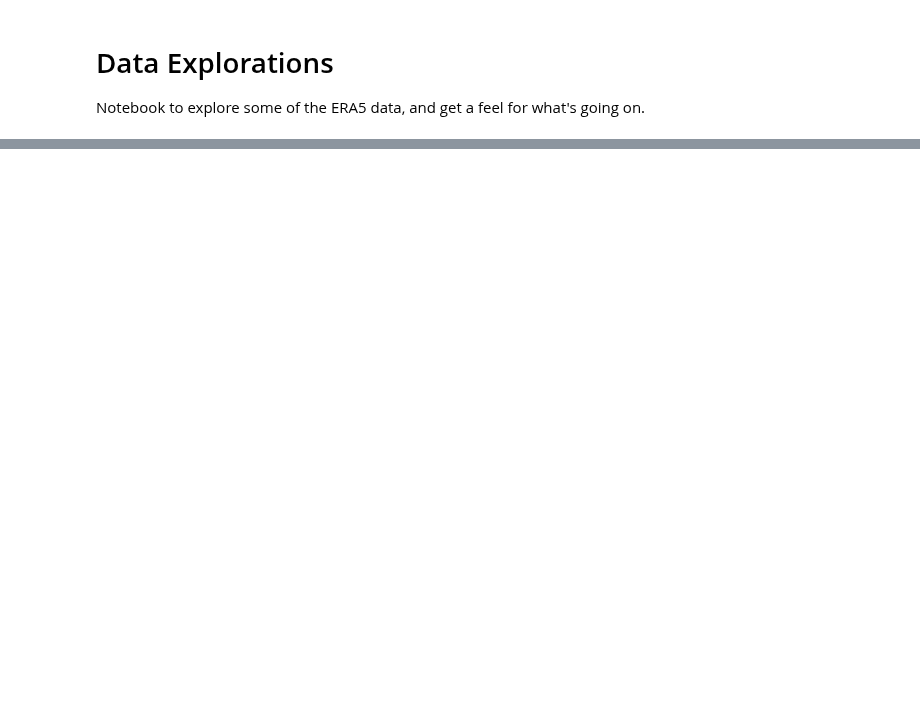
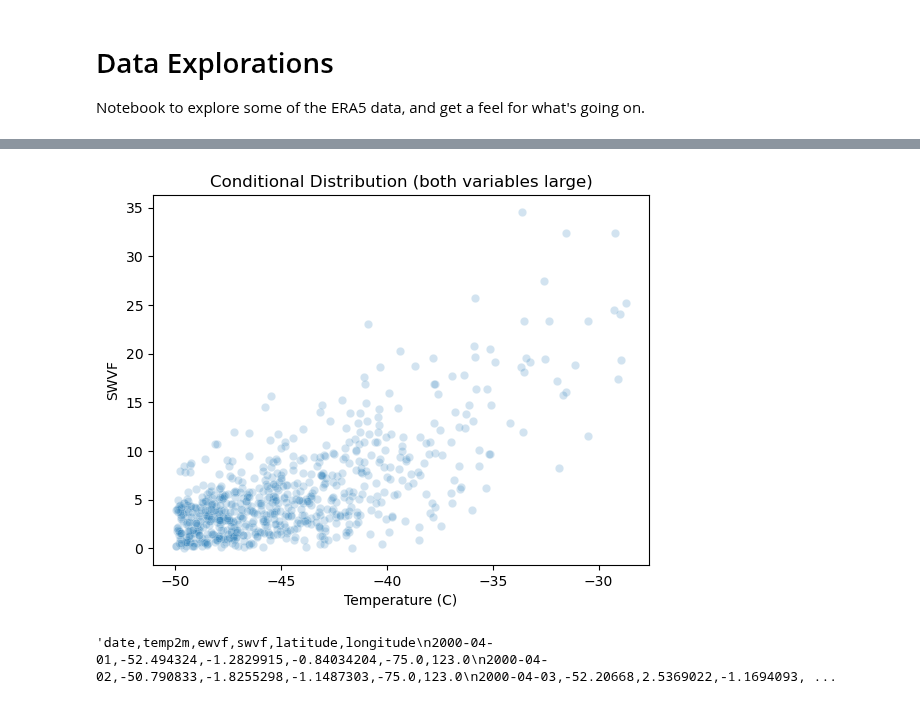
Before and after one commit to jbbutler/extreme_antarctic_ARs, a Jupyter notebook: notebooks/data_explorations.ipynb, the cells around one changed output, grey strips where cells are left out. Saved outputs shown, nothing was run; the diff lists cells and outputs as text; code cells hidden in the pictures; blank space fills up the shorter version.

```diff
--- a/notebooks/data_explorations.ipynb
+++ b/notebooks/data_explorations.ipynb
@@ -34,0 +45,12 @@ sns.histplot(data=one_cell.nwvf, bins = 25)
+# %%
+upper_right = daily_maxima.where((daily_maxima['temp2m'] >= -50) & (daily_maxima['swvf'] >= 0), drop=True)
+sns.scatterplot(data=upper_right, x='temp2m', y='swvf', alpha=0.2)
+plt.title('Conditional Distribution (both variables large)')
+plt.ylabel('SWVF')
+plt.xlabel('Temperature (C)');
+# %% [output]
+[figure, added]
+# %%
+daily_max_df = daily_maxima.to_dataframe()
+# %% [output]
+'date,temp2m,ewvf,swvf,latitude,longitude\n2000-04-01,-52.494324,-1.2829915,-0.84034204,-75.0,123.0\n2000-04-02,-50.790833,-1.8255298,-1.1487303,-75.0,123.0\n2000-04-03,-52.20668,2.5369022,-1.1694093, ...
```
Also changed, not shown: parts of 8 cells of this notebook, 2 other files.
